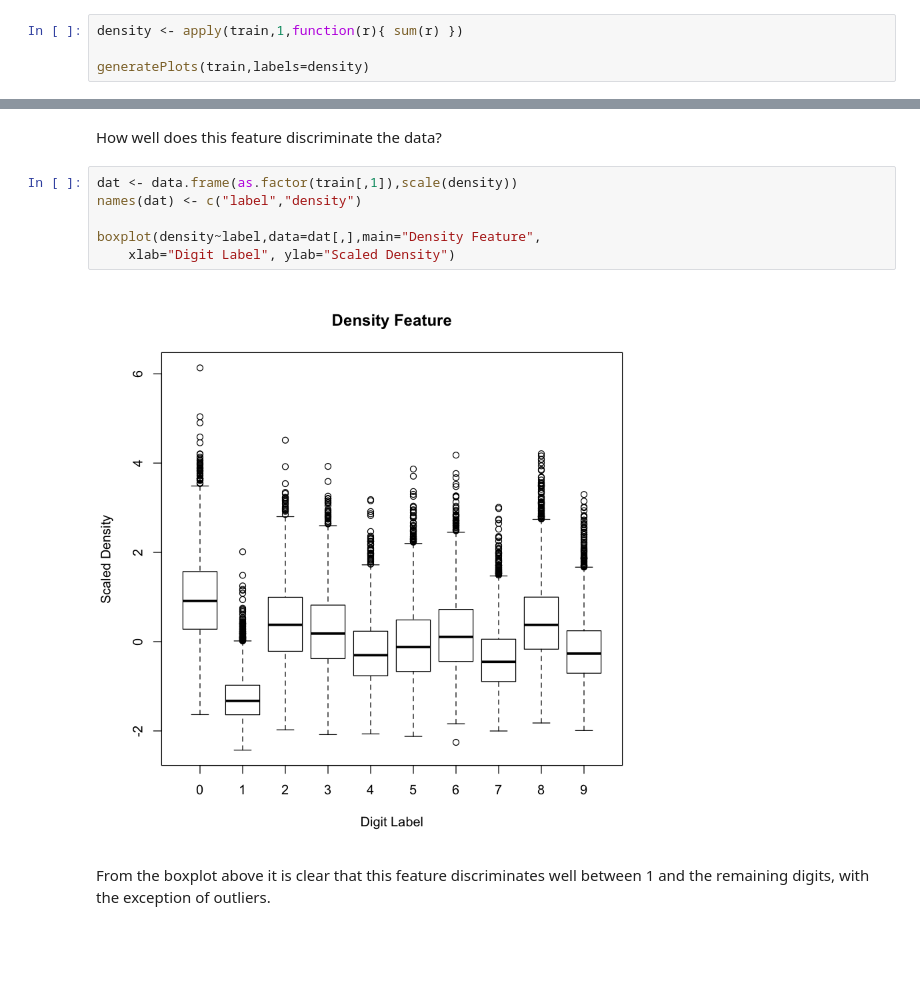
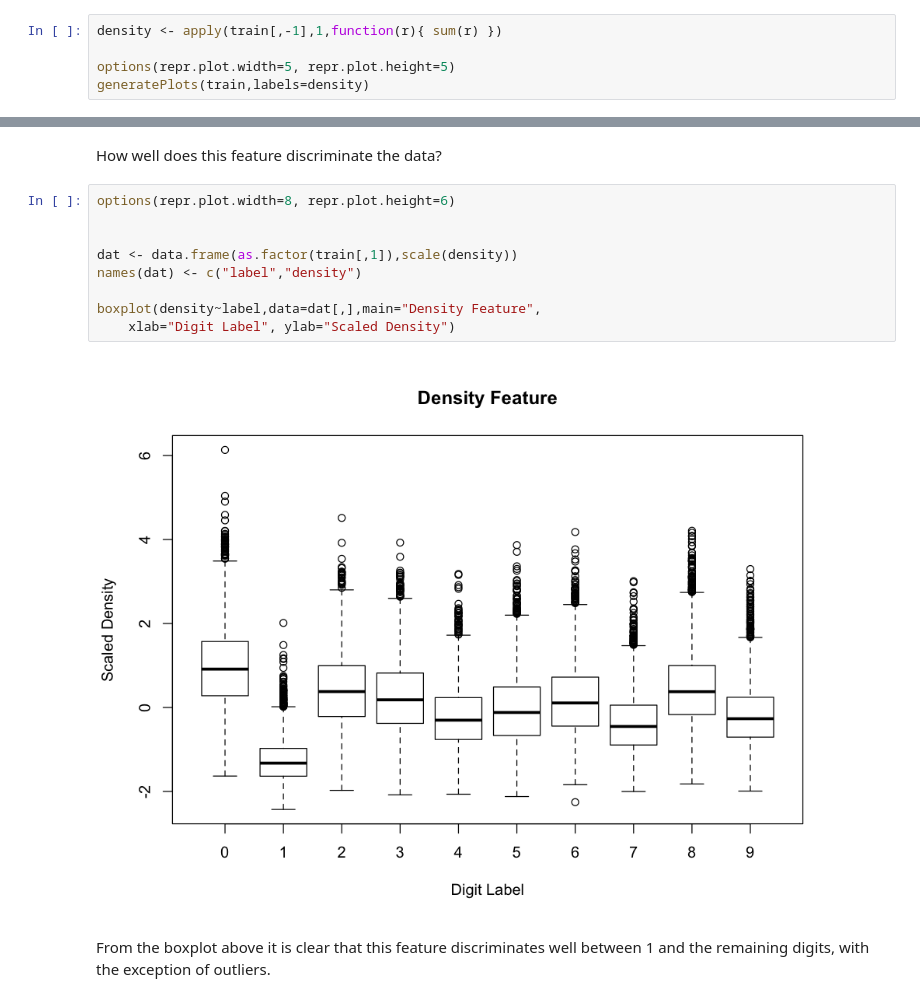
Before and after one commit to evertonjlima/Data-Science-Jupyter-Notebooks, a Jupyter notebook: Digit-Recognizer/digit-recognizer.ipynb, the cells around one changed output, grey strips where cells are left out. Drawn from its saved outputs; the diff is of its cells as text; blank space fills up the shorter version.

```diff
--- a/Digit-Recognizer/digit-recognizer.ipynb
+++ b/Digit-Recognizer/digit-recognizer.ipynb
@@ -115,7 +116,8 @@ pca <- prcomp(train[,-1])
 
 This feature is defined as the sum of all entries in the matrix representing the digit. Below I have generated the same 12 digits as before, together with their density values.
 # %%
-density <- apply(train,1,function(r){ sum(r) })
+density <- apply(train[,-1],1,function(r){ sum(r) })
 
+options(repr.plot.width=5, repr.plot.height=5)
 generatePlots(train,labels=density)
 # %% [output]
@@ -123,12 +125,15 @@ generatePlots(train,labels=density)
 # %% [markdown]
 How well does this feature discriminate the data?
 # %%
+options(repr.plot.width=8, repr.plot.height=6)
+
+
 dat <- data.frame(as.factor(train[,1]),scale(density))
 names(dat) <- c("label","density")
 
 boxplot(density~label,data=dat[,],main="Density Feature",
   	xlab="Digit Label", ylab="Scaled Density")
 # %% [output]
-[figure, old version]
+[figure, new version]
 # %% [markdown]
 From the boxplot above it is clear that this feature discriminates well between 1 and the remaining digits, with the exception of outliers.
```
Also changed, not shown: parts of 23 cells of this notebook, 39 other files.
